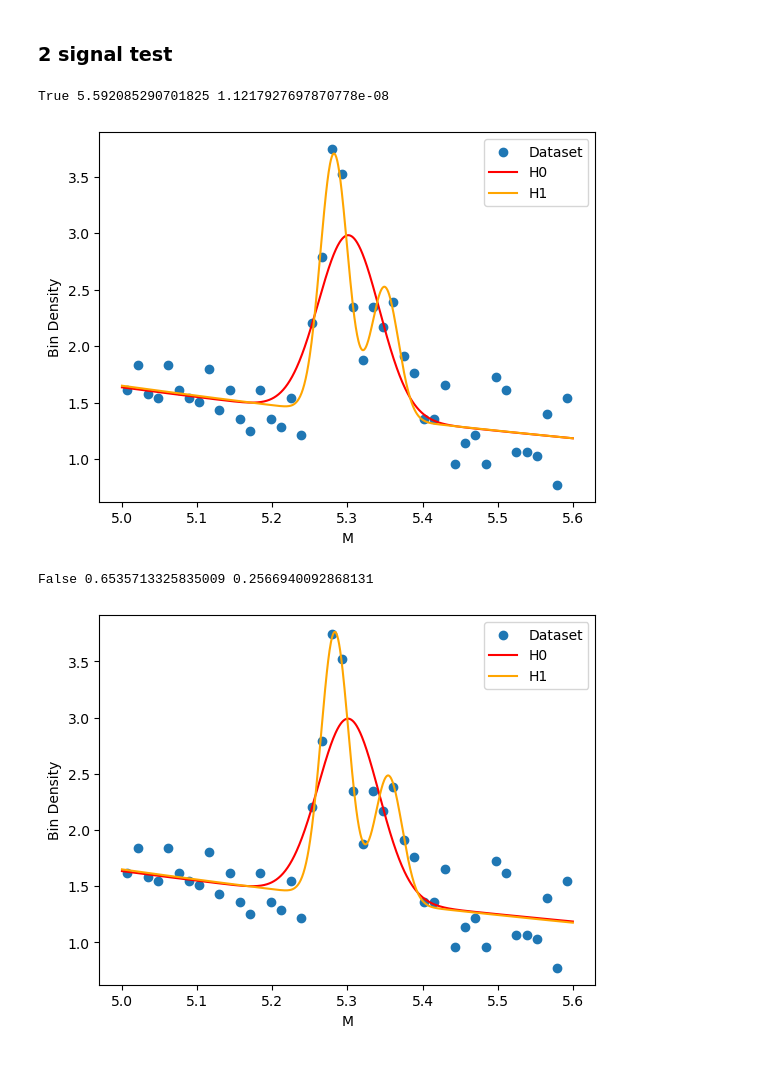
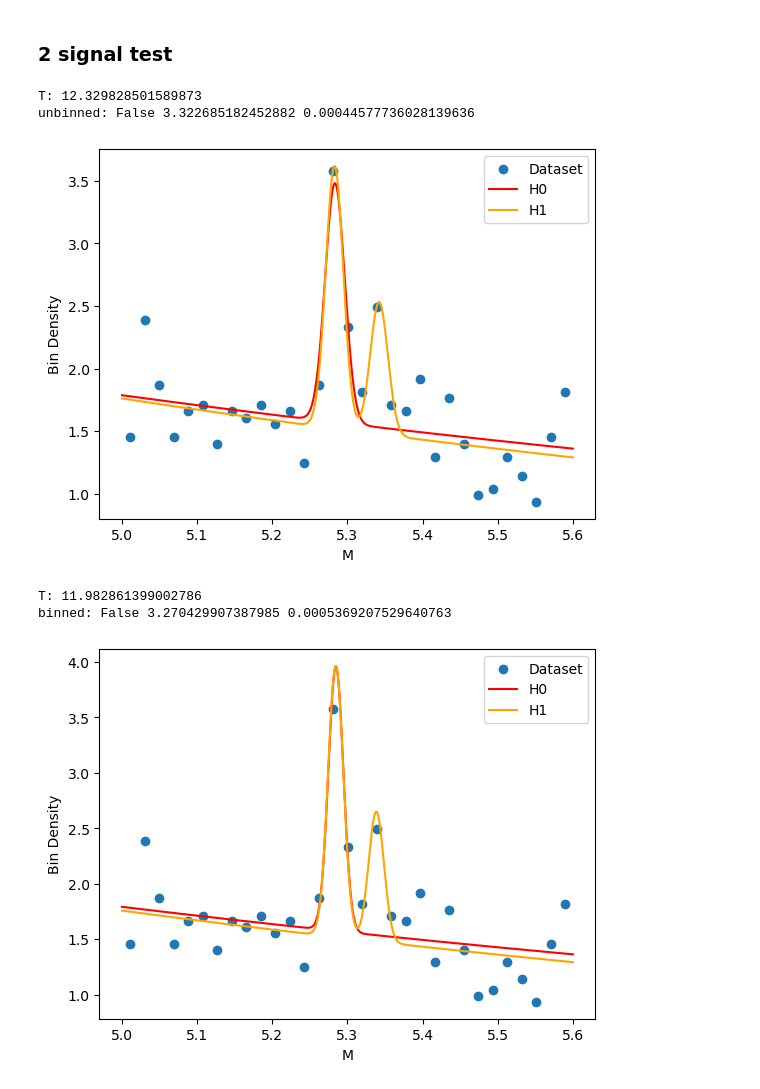
Before and after one commit to knottwill/SignalDiscovery, a Jupyter notebook: src/hypothesis_test.ipynb, the cells around one changed output. Cells and saved outputs as stored; diff of their text form; code cells hidden in the pictures.

Commit message:
Figured out why binned and unbinned fits were giving different results. Now, I calculate the NLL for the binned fit using the full dataset and now it gives the same result.

```diff
--- a/src/hypothesis_test.ipynb
+++ b/src/hypothesis_test.ipynb
@@ -65,14 +100,14 @@ from generation import generate_from_two_signal_pdf
 
 starting_params = {'f1': 0.1, 'f2': 0.05, 'lam': 0.5, 'mu1': 5.28, 'mu2': 5.35, 'sigma': 0.018}
 
-N_events = 2000
-dataset = generate_from_two_signal_pdf(N_events)
+N_events = 1000
+two_signal_dataset = generate_from_two_signal_pdf(N_events)
 # %%
 from hypothesis_test import two_signal_test
 from distributions import two_signal_pdf, two_signal_cdf
 
 fig, discovery, Z, p_value = two_signal_test(
-                                dataset,
+                                two_signal_dataset,
                                 pdf=two_signal_pdf,
                                 cdf=two_signal_cdf,
                                 starting_params=starting_params,
@@ -80,21 +115,23 @@ fig, discovery, Z, p_value = two_signal_test(
                                 plot=True
                                 )
 
-print(discovery, Z, p_value)
+print('unbinned:', discovery, Z, p_value)
 # %% [output]
-True 5.592085290701825 1.1217927697870778e-08
+T: 12.329828501589873
+unbinned: False 3.322685182452882 0.00044577736028139636
-[figure, old version]
+[figure, new version]
 # %%
 fig, discovery, Z, p_value = two_signal_test(
-                                dataset,
+                                two_signal_dataset,
                                 pdf=two_signal_pdf,
                                 cdf=two_signal_cdf,
                                 starting_params=starting_params,
                                 binned=True,
                                 plot=True
                                 )
 
-print(discovery, Z, p_value)
+print('binned:', discovery, Z, p_value)
 # %% [output]
-False 0.6535713325835009 0.2566940092868131
+T: 11.982861399002786
+binned: False 3.270429907387985 0.0005369207529640763
-[figure, old version]
+[figure, new version]
```
Also changed, not shown: parts of 10 cells of this notebook, 3 other files.
